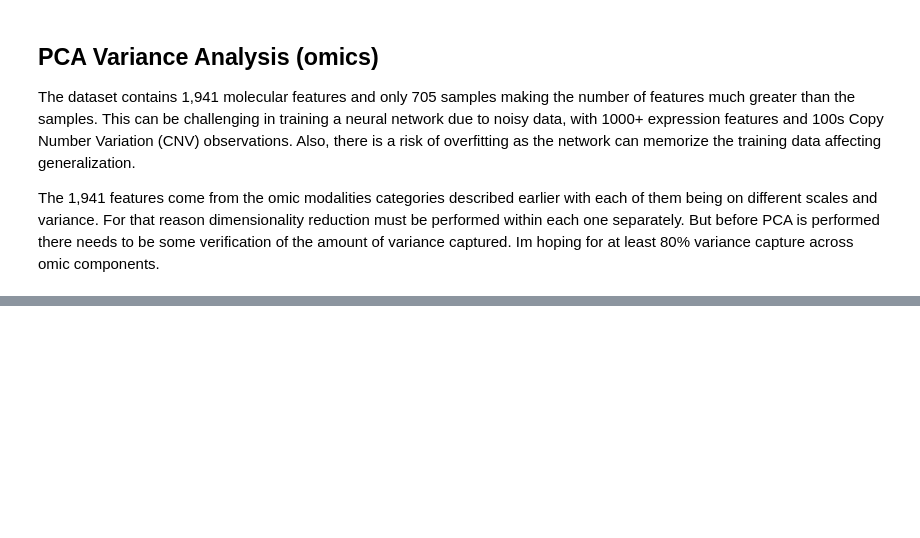
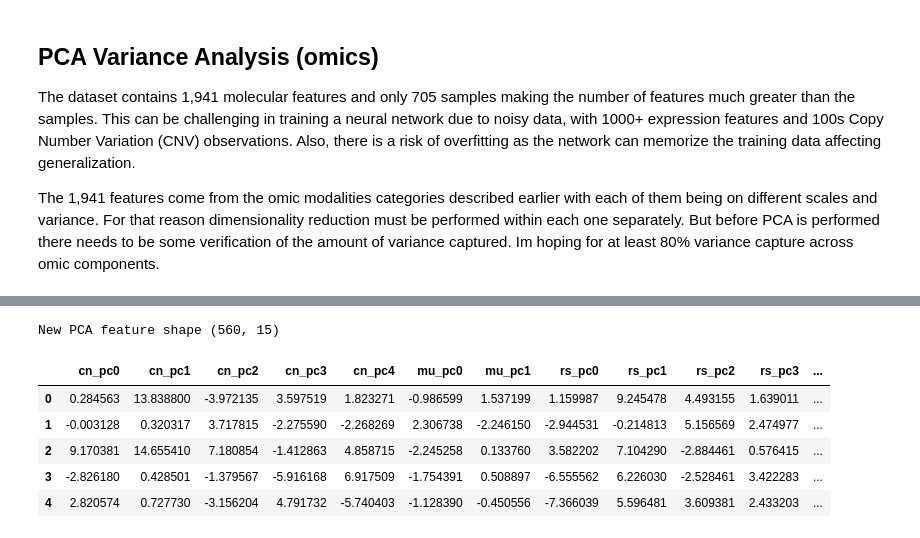
Before and after one commit to kcrawford-svg/breast-cancer-multiomics-classifier, a Jupyter notebook: lab5_wide_deep_brca.ipynb, the cells around one changed output, grey strips where cells are left out. Drawn from its saved outputs; the diff is of its cells as text; code cells hidden in the pictures; blank space fills up the shorter version.

```diff
--- a/lab5_wide_deep_brca.ipynb
+++ b/lab5_wide_deep_brca.ipynb
@@ -245,0 +306,44 @@ pca_plot(omics_df, pp_cols, "Proteomics")
+# %%
+# Final PCA Reduced dataset
+
+from sklearn.preprocessing import StandardScaler
+from sklearn.decomposition import PCA
+
+def pca_scale(df_input, cols, name, max_components):
+    X = df_input[cols].to_numpy().astype(np.float32)
+    scaled_X = StandardScaler().fit_transform(X)
+    pca = PCA(n_components=max_components, random_state=42).fit_transform(scaled_X)
+    feature_names = [f"{name}pc{i}" for i in range(max_components)]
+    return pd.DataFrame(pca, columns=feature_names, index=df_input.index)
+
+
+cn_pca = pca_scale(omics_df, cn_cols, "cn_", 5)
+mu_pca = pca_scale(omics_df, mu_cols, "mu_", 2)
+rs_pca = pca_scale(omics_df, rs_cols, "rs_", 5)
+pp_pca = pca_scale(omics_df, pp_cols, "pp_", 3)
+
+# Combining features
+X_pca = pd.concat([cn_pca, mu_pca, rs_pca, pp_pca], axis=1)
+print("New PCA feature shape", X_pca.shape)
+
+df_categories_align = df_categories.loc[X_pca.index]
+
+# Categorical features
+X_pca["OmicDominant"]  = df_categories_align["OmicDominant"]
+X_pca["CNVLoadTier"]   = df_categories_align["CNVLoadTier"]
+X_pca["ExprLevelTier"] = df_categories_align["ExprLevelTier"]
+
+# Target
+y = df_categories_align["Subtype"]
+
+n_classes = y.nunique()
+
+X_pca.head()
+# %% [output]
+New PCA feature shape (560, 15)
+|  | cn_pc0 | cn_pc1 | cn_pc2 | cn_pc3 | cn_pc4 | mu_pc0 | mu_pc1 | rs_pc0 | rs_pc1 | rs_pc2 | rs_pc3 | ... |
+| 0 | 0.284563 | 13.838800 | -3.972135 | 3.597519 | 1.823271 | -0.986599 | 1.537199 | 1.159987 | 9.245478 | 4.493155 | 1.639011 | ... |
+| 1 | -0.003128 | 0.320317 | 3.717815 | -2.275590 | -2.268269 | 2.306738 | -2.246150 | -2.944531 | -0.214813 | 5.156569 | 2.474977 | ... |
+| 2 | 9.170381 | 14.655410 | 7.180854 | -1.412863 | 4.858715 | -2.245258 | 0.133760 | 3.582202 | 7.104290 | -2.884461 | 0.576415 | ... |
+| 3 | -2.826180 | 0.428501 | -1.379567 | -5.916168 | 6.917509 | -1.754391 | 0.508897 | -6.555562 | 6.226030 | -2.528461 | 3.422283 | ... |
+| 4 | 2.820574 | 0.727730 | -3.156204 | 4.791732 | -5.740403 | -1.128390 | -0.450556 | -7.366039 | 5.596481 | 3.609381 | 2.433203 | ... |
```
Also changed, not shown: parts of 16 cells of this notebook, 1 other file.
